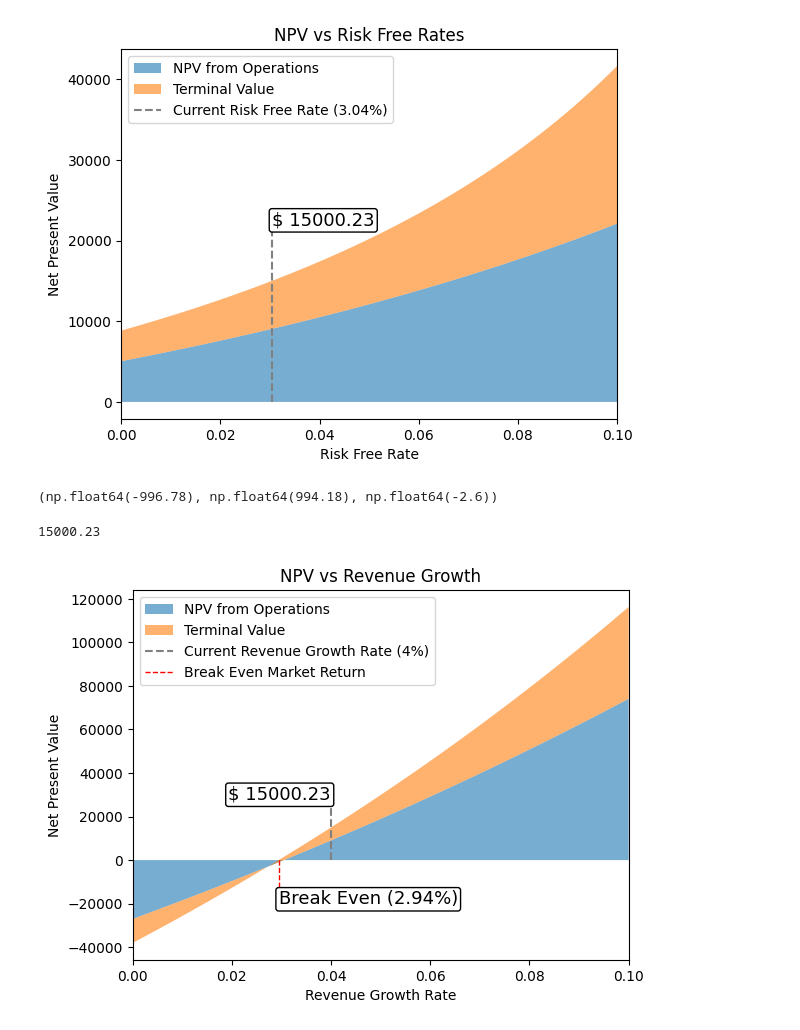
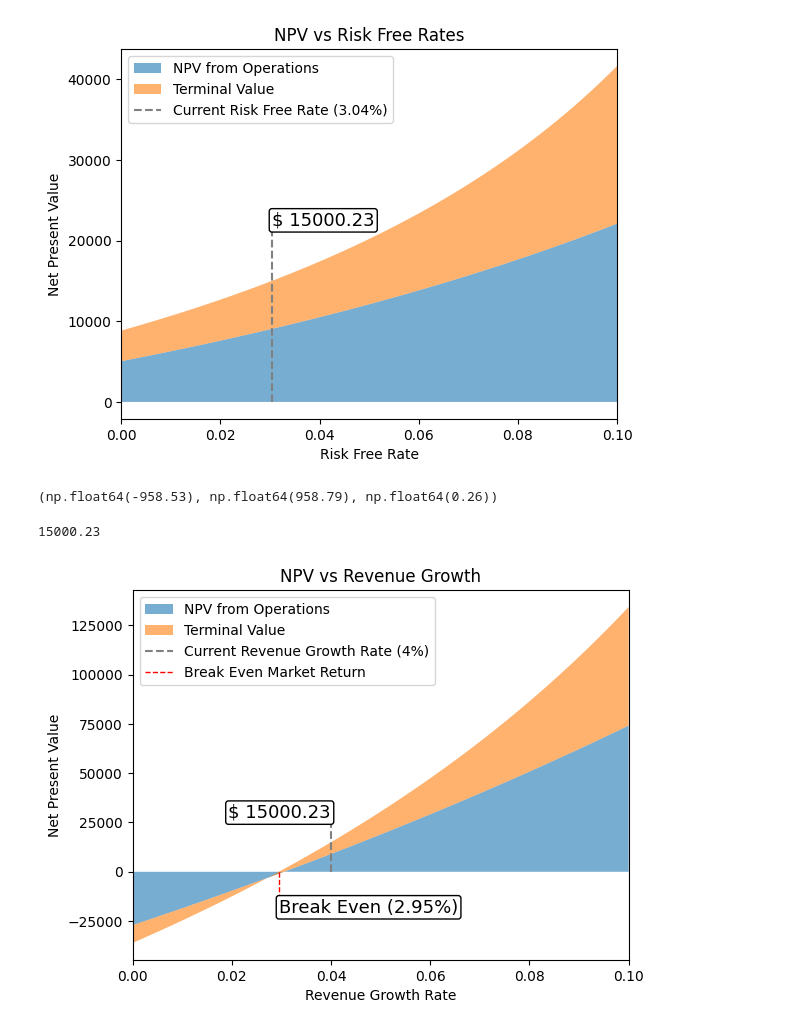
Before and after one commit to Zin9zan9/EntFi_Case_Study, a Jupyter notebook: case_study.ipynb, the cells around one changed output. Saved outputs shown, nothing was run; the diff lists cells and outputs as text; code cells hidden in the pictures.

```diff
--- a/case_study.ipynb
+++ b/case_study.ipynb
@@ -109,7 +109,7 @@ def calculate_npv(tax_rate = 0.35, investments = 18100, facility_costs = 16800,
         # print(f'NPV for year {i}: {round(npv, 2)}')
 
         if i == 9:
-            tv = payout * (1 + inflation_rate) / (wacc - inflation_rate)
+            tv = payout * (1 + revenue_growth) / (wacc - revenue_growth)
             tv *= cum_wacc
             # print(f'NPV without Terminal Value: {round(npv, 2)}')
             # print(f'NPV Terminal Value: {round(tv, 2)}')
@@ -286,9 +286,9 @@ plt.show()
 15000.23
 [figure]
 # %%
-calculate_npv(revenue_growth=0.029425)
+calculate_npv(revenue_growth=0.029466)
 # %% [output]
-(np.float64(-996.78), np.float64(994.18), np.float64(-2.6))
+(np.float64(-958.53), np.float64(958.79), np.float64(0.26))
 # %%
 calculate_npvs = np.vectorize(calculate_npv)
 min_lim = 0
@@ -330,33 +330,33 @@ plt.text(
     ),
     zorder=10  # to make sure the text is on top
 )
 
 plt.text(
-    0.029425,
+    0.0295,
     -1.2*total_npv_035,
-    "Break Even (2.94%)",
+    "Break Even (2.95%)",
     fontsize=13,
     va="center",
     bbox=dict(
         facecolor="white",
         edgecolor="black",
         boxstyle="round",
         pad=0.15
     ),
     zorder=10 # to make sure the text is on top
 )
 
 # Adding labels and title
 plt.xlabel('Revenue Growth Rate')
 plt.ylabel('Net Present Value')
 plt.title('NPV vs Revenue Growth')
 plt.legend()
 
 # Set the x-axis limits to match the revenue_growths range
 plt.xlim(min_lim, max_lim)
 
 # Show plot
 plt.show()
 # %% [output]
 15000.23
-[figure, old version]
+[figure, new version]
```
